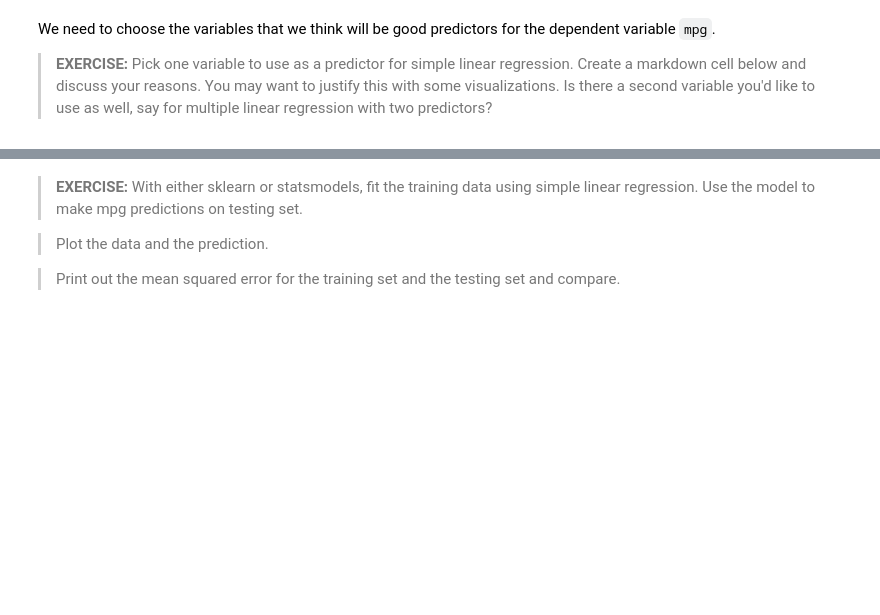
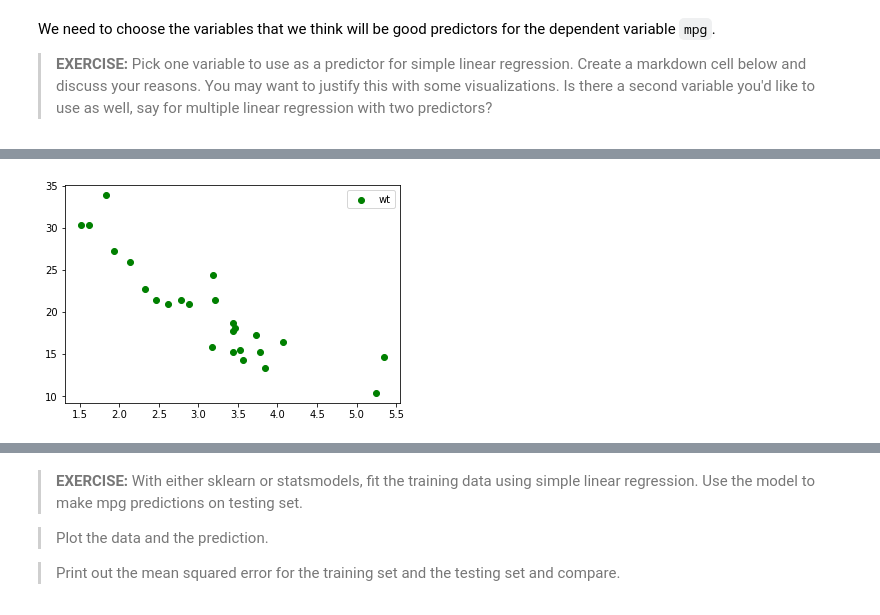
Before and after one commit to WillArevalo/LML2018-URosario, a Jupyter notebook: Labs/Lab2/Lab2_LML2018_unsolved.ipynb, the cells around one changed output, grey strips where cells are left out. Cells and saved outputs as stored; diff of their text form; code cells hidden in the pictures; blank space fills up the shorter version.

```diff
--- a/Labs/Lab2/Lab2_LML2018_unsolved.ipynb
+++ b/Labs/Lab2/Lab2_LML2018_unsolved.ipynb
@@ -507,0 +510,5 @@ We need to choose the variables that we think will be good predictors for the de
+# %%
+plt.scatter(traindf["wt"], traindf["mpg"],c="g", label="wt")
+plt.legend();
+# %% [output]
+[figure, added]
```
Also changed, not shown: parts of 19 cells of this notebook.
